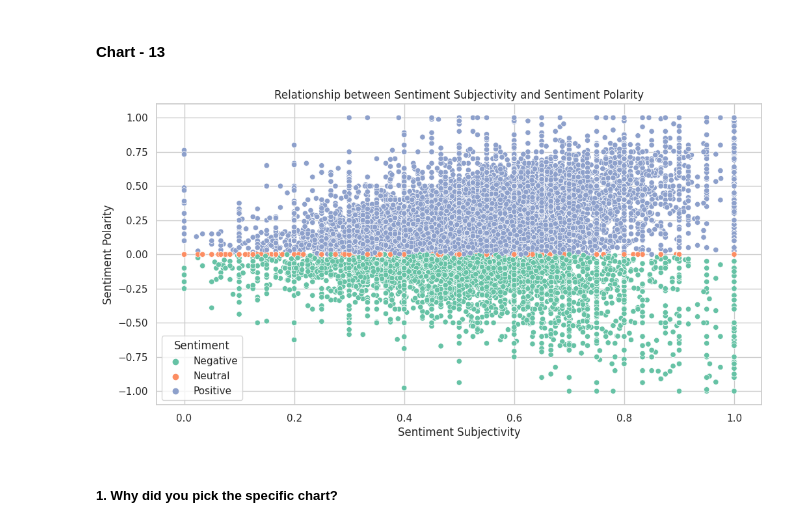
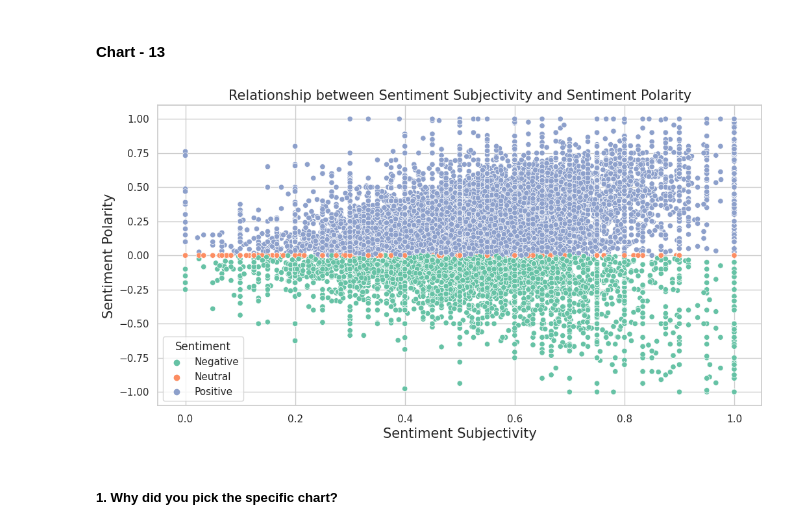
Before and after one commit to rohitpaul09/Play-Store-App-Review-Analysis, a Jupyter notebook: Play_Store_App_Review_Analysis.ipynb, the cells around one changed output. Saved outputs shown, nothing was run; the diff lists cells and outputs as text; code cells hidden in the pictures.

```diff
--- a/Play_Store_App_Review_Analysis.ipynb
+++ b/Play_Store_App_Review_Analysis.ipynb
@@ -1391,23 +1378,23 @@ Are there any insights that lead to negative growth? Justify with specific reaso
 # %%
 # Chart - 13 visualization code
 # Relationship between Sentiment Subjectivity and Sentiment Polarity
 # Set the size of the figure
 plt.figure(figsize=(12, 6))
 
 # Create a scatter plot using seaborn
 sns.scatterplot(data=merged_df, x='Sentiment_Subjectivity', y='Sentiment_Polarity', hue='Sentiment', palette='Set2')
 
 # Set labels for the x and y axes
-plt.xlabel('Sentiment Subjectivity',)
-plt.ylabel('Sentiment Polarity')
+plt.xlabel('Sentiment Subjectivity', size=15)
+plt.ylabel('Sentiment Polarity', size=15)
 
 # Set the title of the plot
-plt.title('Relationship between Sentiment Subjectivity and Sentiment Polarity')
+plt.title('Relationship between Sentiment Subjectivity and Sentiment Polarity', size=15)
 
 # Display the plot
 plt.show()
 # %% [output]
-[figure, old version]
+[figure, new version]
 # %% [markdown]
 ##### 1. Why did you pick the specific chart?
 # %% [markdown]
```
Also changed, not shown: parts of 26 cells of this notebook.
